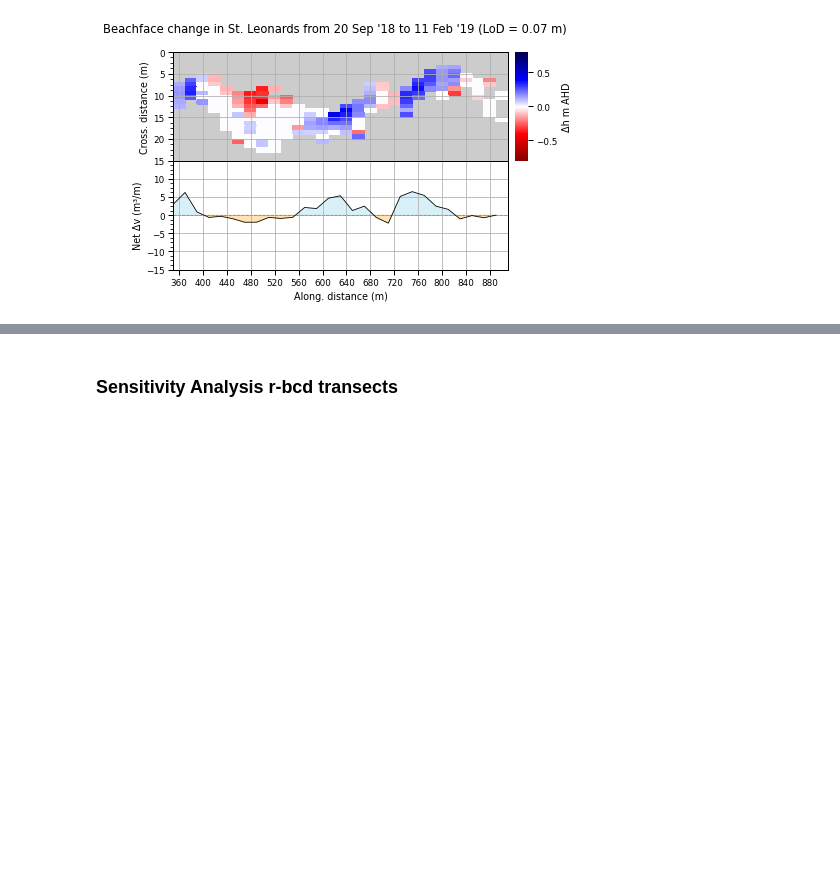
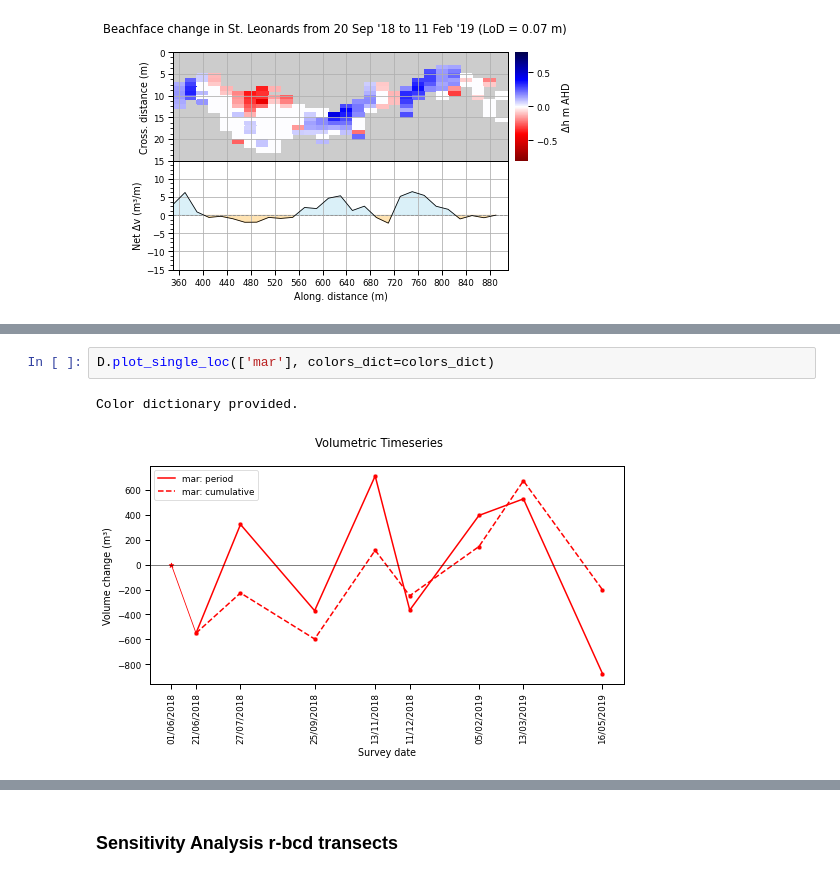
Before and after one commit to npucino/sandpyper, a Jupyter notebook: examples/Example_1_Profile_extraction-CLASS.ipynb, the cells around one changed output, grey strips where cells are left out. Cells and saved outputs as stored; diff of their text form; blank space fills up the shorter version.

```diff
--- a/examples/Example_1_Profile_extraction-CLASS.ipynb
+++ b/examples/Example_1_Profile_extraction-CLASS.ipynb
@@ -337,0 +138,5 @@ D.dh_df.query("location=='mar' and dt=='dt_3'")
+# %%
+D.plot_single_loc(['mar'], colors_dict=colors_dict)
+# %% [output]
+Color dictionary provided.
+[figure, added]
```
Also changed, not shown: parts of 19 cells of this notebook, 1 other file.
